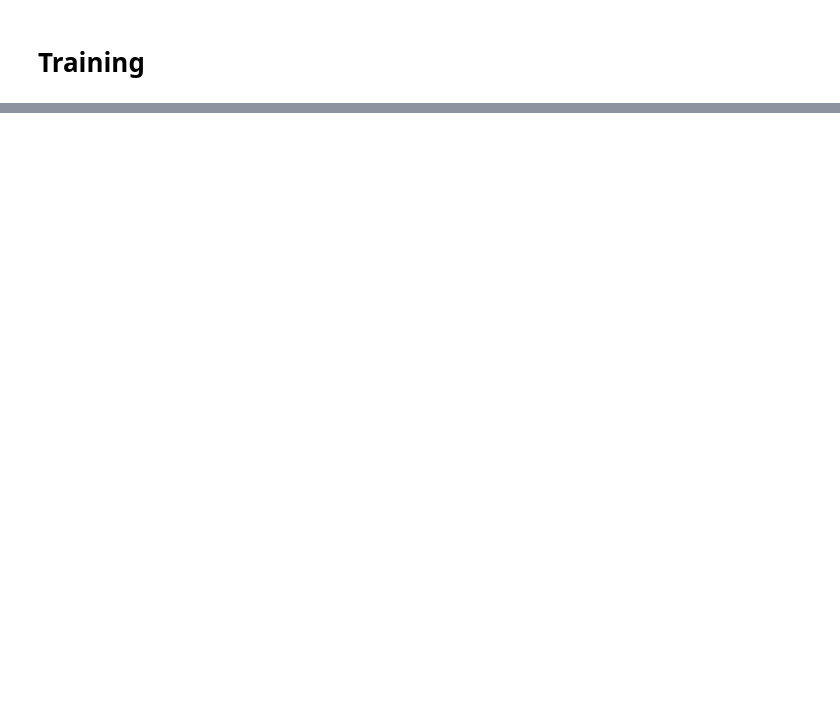
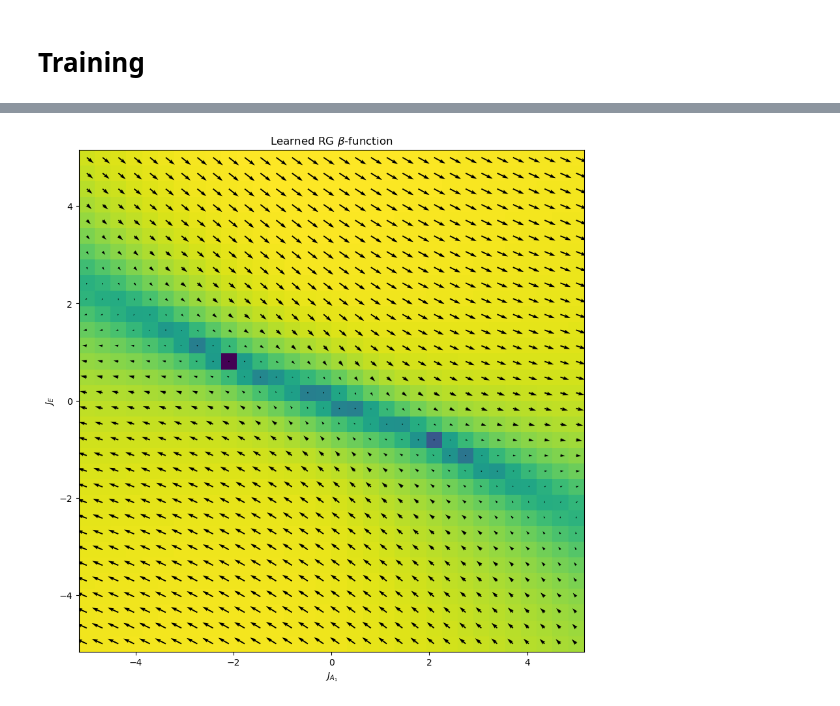
Before and after one commit to jshe2304/dlrg, a Jupyter notebook: train.ipynb, the cells around one changed output, grey strips where cells are left out. Drawn from its saved outputs; the diff is of its cells as text; code cells hidden in the pictures; blank space fills up the shorter version.

```diff
--- a/train.ipynb
+++ b/train.ipynb
@@ -142,0 +134,22 @@ find_root(torch.tensor([1.], device=device), flow)
+# %%
+flow.eval()
+
+if n_couplers == 1:
+    fig, ax = plot1d(flow, xlim=(-2, 2), device=device)
+
+    ax.set_ylabel(r'$\nabla C$')
+    ax.set_title(r'Learned RG $\beta$-function')
+
+    plt.tight_layout()
+
+if n_couplers == 2:
+    ax = plot2d(flow, sampler.potential, xlim=(-5, 5), ylim=(-5, 5), device=device)
+
+    ax.set_xlabel(r'$J_{A_1}$')
+    ax.set_ylabel(r'$J_{E}$')
+    ax.set_title(r'Learned RG $\beta$-function')
+
+#root = find_root(flow, torch.ones(n_couplers, device=device))
+#print(root)
+# %% [output]
+[figure, added]
```
Also changed, not shown: parts of 11 cells of this notebook, 7 other files.
